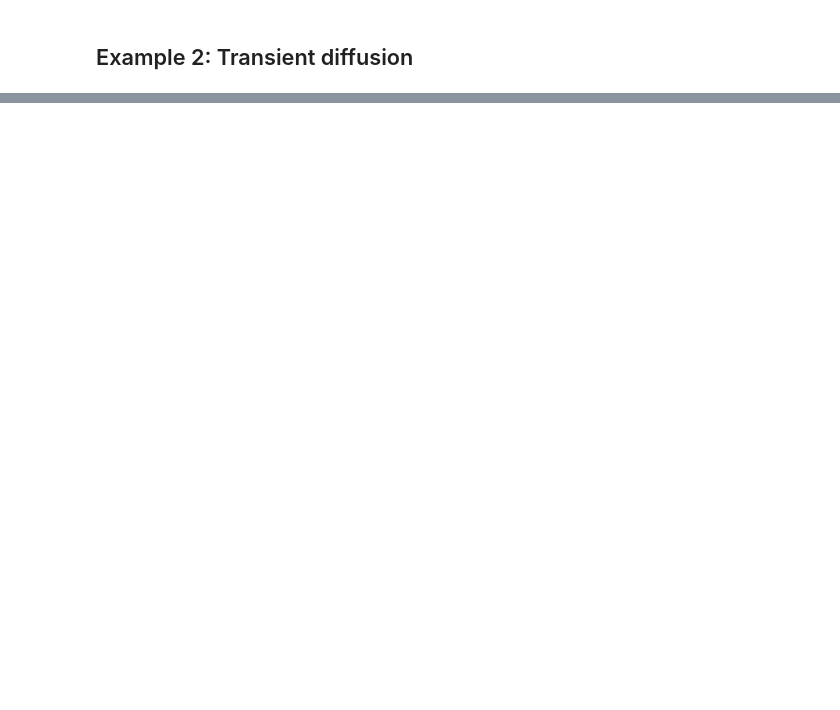
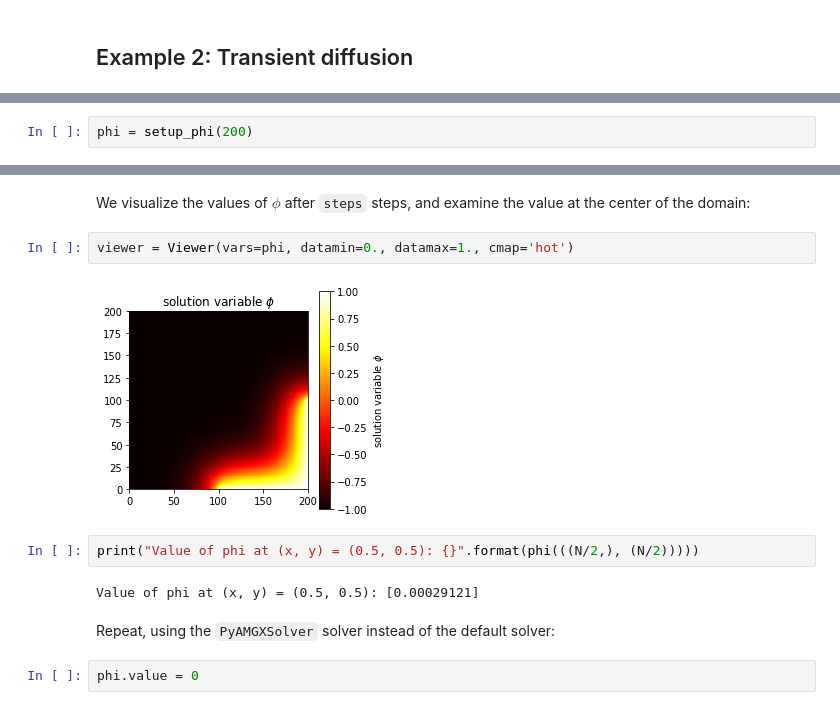
Before and after one commit to shwina/pyamgx, a Jupyter notebook: examples/FiPy/diffusion.ipynb, the cells around one changed output, grey strips where cells are left out. Drawn from its saved outputs; the diff is of its cells as text; blank space fills up the shorter version.

```diff
--- a/examples/FiPy/diffusion.ipynb
+++ b/examples/FiPy/diffusion.ipynb
@@ -283,0 +303,2 @@ Time for solve: 9.085797786712646 seconds.
+# %%
+phi = setup_phi(200)
@@ -283,0 +318,14 @@ Time for solve: 9.085797786712646 seconds.
+# %% [markdown]
+We visualize the values of $\phi$ after `steps` steps, and examine the value at the center of the domain:
+# %%
+viewer = Viewer(vars=phi, datamin=0., datamax=1., cmap='hot')
+# %% [output]
+[figure, added]
+# %%
+print("Value of phi at (x, y) = (0.5, 0.5): {}".format(phi(((N/2,), (N/2)))))
+# %% [output]
+Value of phi at (x, y) = (0.5, 0.5): [0.00029121]
+# %% [markdown]
+Repeat, using the `PyAMGXSolver` solver instead of the default solver:
+# %%
+phi.value = 0
```
Also changed, not shown: parts of 77 cells of this notebook.
